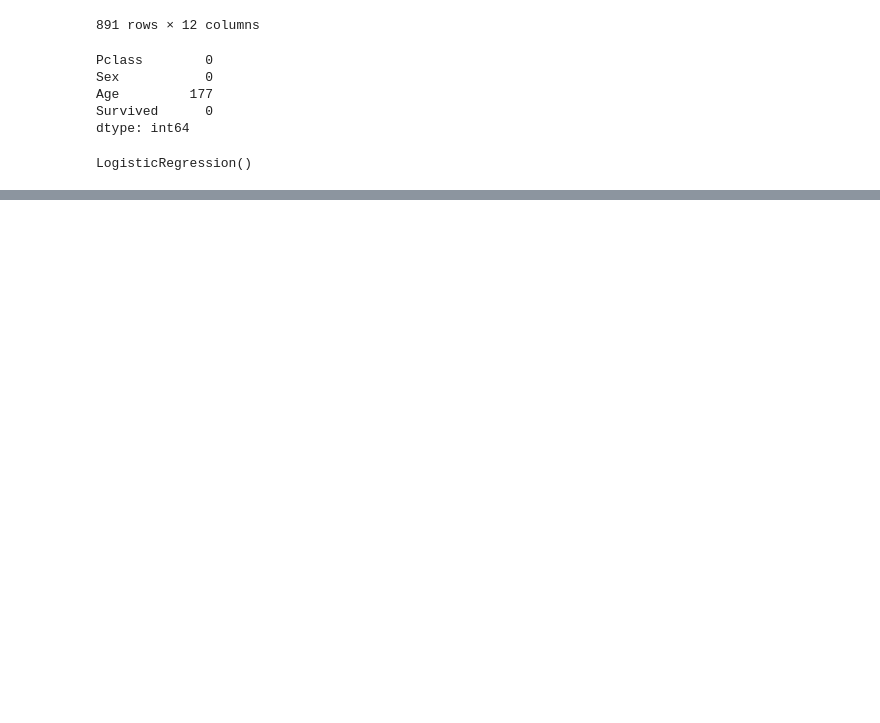
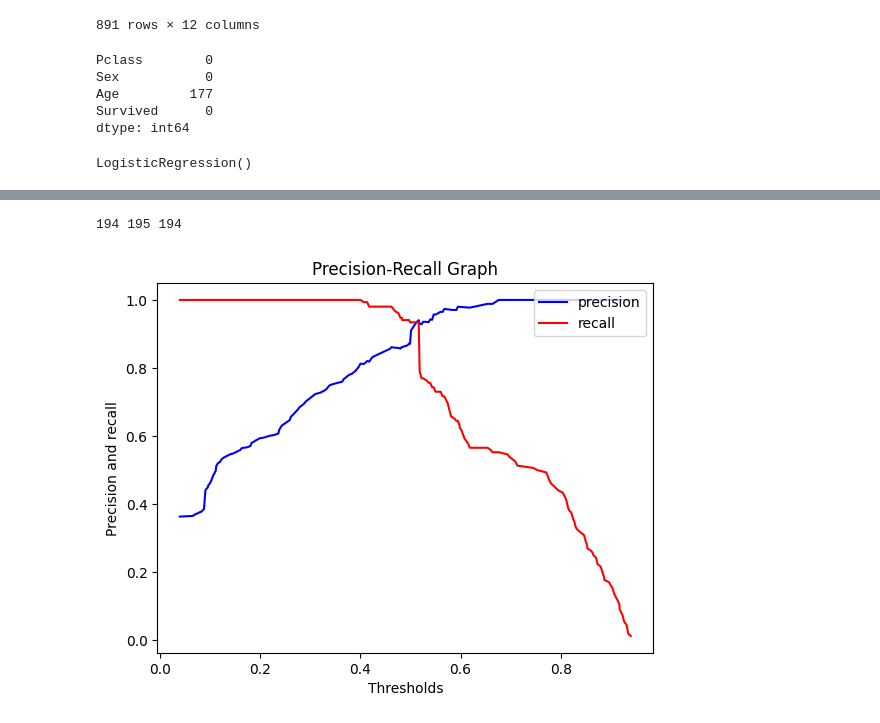
Before and after one commit to kbigdata005/ml, a Jupyter notebook: accuracy,recall,precision.ipynb, the cells around one changed output, grey strips where cells are left out. Drawn from its saved outputs; the diff is of its cells as text; code cells hidden in the pictures; blank space fills up the shorter version.

```diff
--- a/accuracy,recall,precision.ipynb
+++ b/accuracy,recall,precision.ipynb
@@ -61,3 +62,6 @@ lr = LogisticRegression()
 lr.fit(X , y)
 # %% [output]
 LogisticRegression()
+# %%
+test = test.fillna(np.mean(test['Age']))
+test.isnull().sum()
@@ -64,6 +73,6 @@ LogisticRegression()
 # %%
 # test data preprocessing
-test = test.dropna(axis=0)
+test = test.fillna(np.mean(test['Age']))
 
 # Sex labelencding
 encoder = LabelEncoder()
@@ -87,0 +125,2 @@ pred = lr.predict(test)
+# %%
+pred_proba = lr.predict_proba(test)
@@ -87,0 +164,24 @@ pred = lr.predict(test)
+# %%
+from sklearn.metrics import precision_recall_curve
+
+precisions , recalls , thresholds = precision_recall_curve(test_y , pred_proba[: , 1])
+# %%
+print(len(precisions[:194]) , len(recalls), len(thresholds))
+# %% [output]
+194 195 194
+# %%
+import matplotlib.pyplot as plt
+
+plt.title("Precision-Recall Graph")
+
+plt.xlabel("Thresholds"   )
+plt.ylabel("Precision and recall")
+
+plt.plot(thresholds, precisions[:194], "b", label = "precision" )
+plt.plot(thresholds, recalls[:194], "r", label = "recall")
+
+plt.legend(loc = "upper right")
+
+plt.show()
+# %% [output]
+[figure, added]
```
Also changed, not shown: parts of 10 cells of this notebook, 1 other file.
